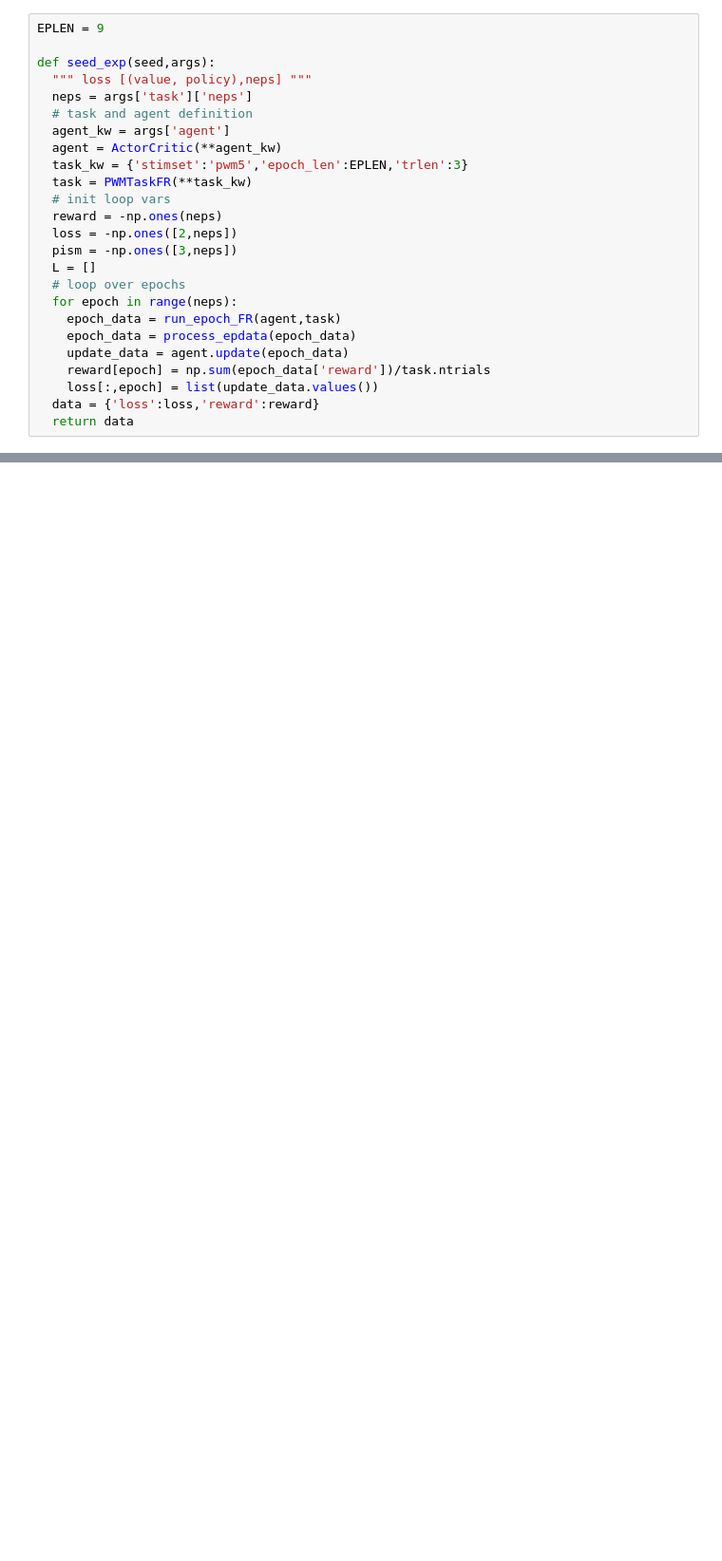
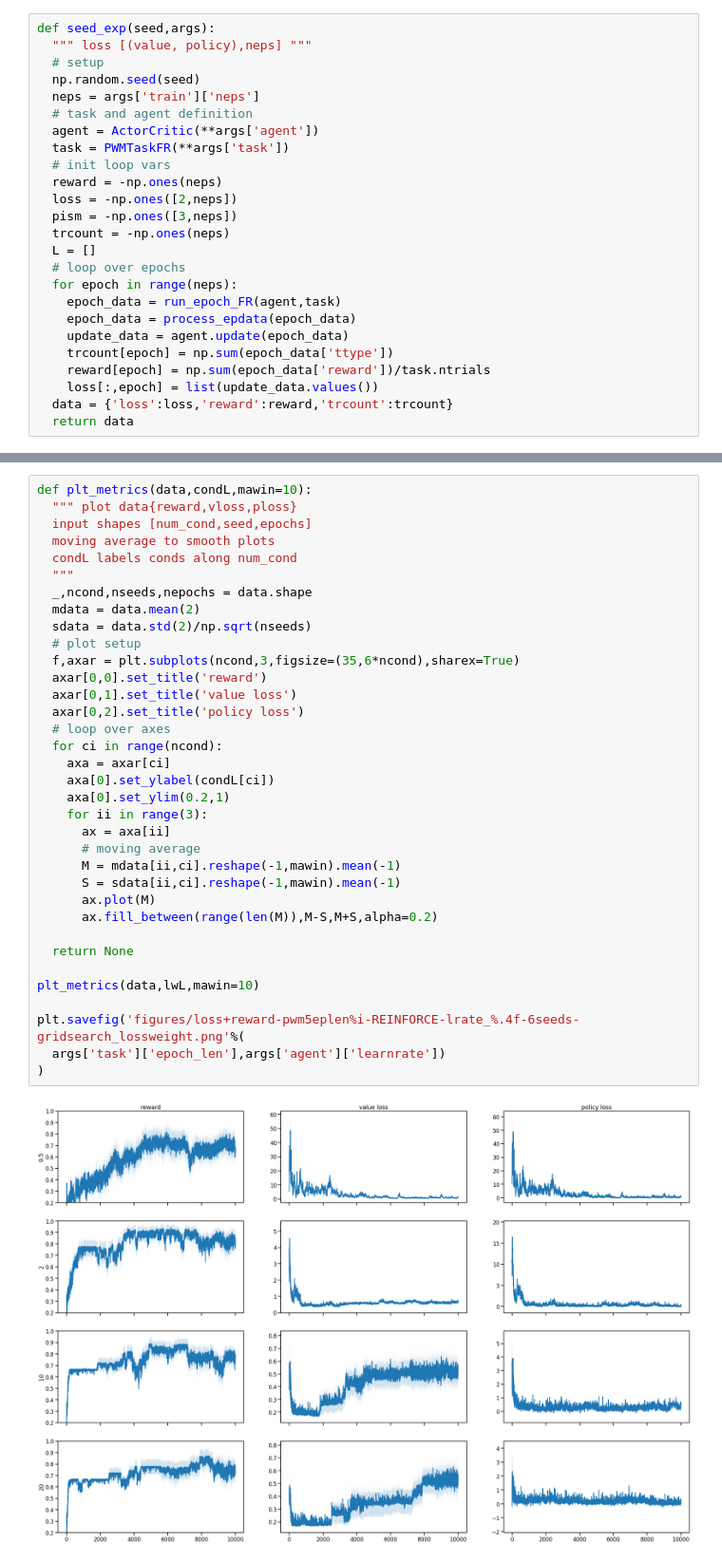
Before and after one commit to andrebeu/active-learning, a Jupyter notebook: frustrated-rodent-/build-timeout_trials.ipynb, the cells around one changed output, grey strips where cells are left out. Shown at 95% size. Drawn from its saved outputs; the diff is of its cells as text; blank space fills up the shorter version.

```diff
--- a/frustrated-rodent-/build-timeout_trials.ipynb
+++ b/frustrated-rodent-/build-timeout_trials.ipynb
@@ -34,27 +39,27 @@ from utils import *
 # %%
-EPLEN = 9
-
 def seed_exp(seed,args):
   """ loss [(value, policy),neps] """
-  neps = args['task']['neps']
+  # setup
+  np.random.seed(seed)
+  neps = args['train']['neps']
   # task and agent definition
-  agent_kw = args['agent']
-  agent = ActorCritic(**agent_kw)
-  task_kw = {'stimset':'pwm5','epoch_len':EPLEN,'trlen':3}
-  task = PWMTaskFR(**task_kw)
+  agent = ActorCritic(**args['agent'])
+  task = PWMTaskFR(**args['task'])
   # init loop vars
   reward = -np.ones(neps)
   loss = -np.ones([2,neps])
   pism = -np.ones([3,neps])
+  trcount = -np.ones(neps)
   L = []
   # loop over epochs
   for epoch in range(neps):
     epoch_data = run_epoch_FR(agent,task)
     epoch_data = process_epdata(epoch_data)
     update_data = agent.update(epoch_data)
+    trcount[epoch] = np.sum(epoch_data['ttype'])
     reward[epoch] = np.sum(epoch_data['reward'])/task.ntrials
     loss[:,epoch] = list(update_data.values())
-  data = {'loss':loss,'reward':reward}
+  data = {'loss':loss,'reward':reward,'trcount':trcount}
   return data
 # %%
 # common setup
@@ -107,0 +129,37 @@ plt.savefig('figures/pwm5-eplen%i-vweight_loss-REINFORCE-lrate_%.4f-3seed.png'%(
+# %%
+def plt_metrics(data,condL,mawin=10):
+  """ plot data{reward,vloss,ploss}
+  input shapes [num_cond,seed,epochs]
+  moving average to smooth plots
+  condL labels conds along num_cond
+  """
+  _,ncond,nseeds,nepochs = data.shape
+  mdata = data.mean(2)
+  sdata = data.std(2)/np.sqrt(nseeds)
+  # plot setup
+  f,axar = plt.subplots(ncond,3,figsize=(35,6*ncond),sharex=True)
+  axar[0,0].set_title('reward')
+  axar[0,1].set_title('value loss')
+  axar[0,2].set_title('policy loss')
+  # loop over axes
+  for ci in range(ncond):
+    axa = axar[ci]
+    axa[0].set_ylabel(condL[ci])
+    axa[0].set_ylim(0.2,1)
+    for ii in range(3):
+      ax = axa[ii]
+      # moving average
+      M = mdata[ii,ci].reshape(-1,mawin).mean(-1)
+      S = sdata[ii,ci].reshape(-1,mawin).mean(-1)
+      ax.plot(M)
+      ax.fill_between(range(len(M)),M-S,M+S,alpha=0.2)
+
+  return None
+
+plt_metrics(data,lwL,mawin=10)
+
+plt.savefig('figures/loss+reward-pwm5eplen%i-REINFORCE-lrate_%.4f-6seeds-gridsearch_lossweight.png'%(
+  args['task']['epoch_len'],args['agent']['learnrate'])
+)
+# %% [output]
+[figure, added]
```
Also changed, not shown: parts of 7 cells of this notebook, 3 other files.
